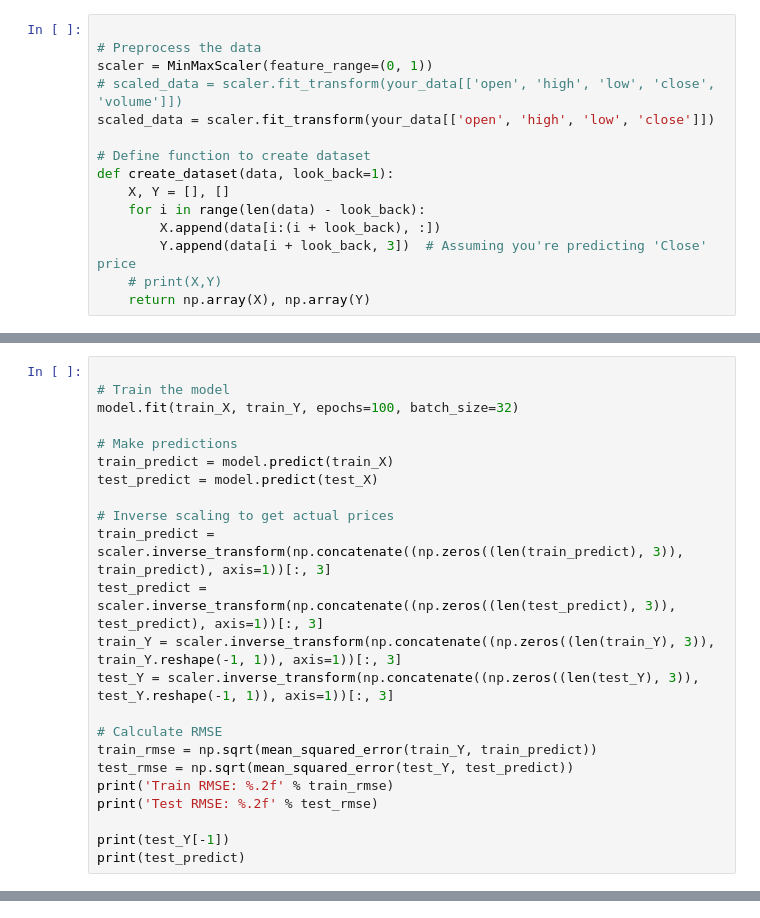
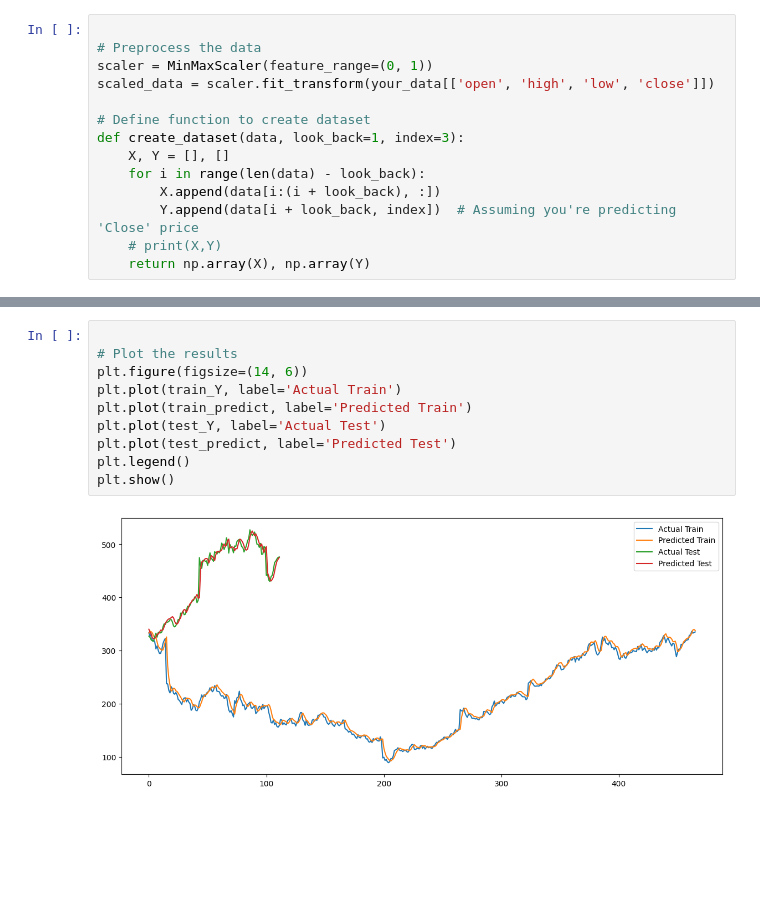
Before and after one commit to James-Ouyang-777/finsight, a Jupyter notebook: model_training/LSTM.ipynb, the cells around one changed output, grey strips where cells are left out. Cells and saved outputs as stored; diff of their text form; blank space fills up the shorter version.

```diff
--- a/model_training/LSTM.ipynb
+++ b/model_training/LSTM.ipynb
@@ -43,15 +56,14 @@ print(your_data.head())
 
 # Preprocess the data
 scaler = MinMaxScaler(feature_range=(0, 1))
-# scaled_data = scaler.fit_transform(your_data[['open', 'high', 'low', 'close', 'volume']])
 scaled_data = scaler.fit_transform(your_data[['open', 'high', 'low', 'close']])
 
 # Define function to create dataset
-def create_dataset(data, look_back=1):
+def create_dataset(data, look_back=1, index=3):
     X, Y = [], []
     for i in range(len(data) - look_back):
         X.append(data[i:(i + look_back), :])
-        Y.append(data[i + look_back, 3])  # Assuming you're predicting 'Close' price
+        Y.append(data[i + look_back, index])  # Assuming you're predicting 'Close' price
     # print(X,Y)
     return np.array(X), np.array(Y)
 # %%
@@ -79,23 +202,0 @@ model.compile(optimizer='adam', loss='mean_squared_error')
-# %%
-
-# Train the model
-model.fit(train_X, train_Y, epochs=100, batch_size=32)
-
-# Make predictions
-train_predict = model.predict(train_X)
-test_predict = model.predict(test_X)
-
-# Inverse scaling to get actual prices
-train_predict = scaler.inverse_transform(np.concatenate((np.zeros((len(train_predict), 3)), train_predict), axis=1))[:, 3]
-test_predict = scaler.inverse_transform(np.concatenate((np.zeros((len(test_predict), 3)), test_predict), axis=1))[:, 3]
-train_Y = scaler.inverse_transform(np.concatenate((np.zeros((len(train_Y), 3)), train_Y.reshape(-1, 1)), axis=1))[:, 3]
-test_Y = scaler.inverse_transform(np.concatenate((np.zeros((len(test_Y), 3)), test_Y.reshape(-1, 1)), axis=1))[:, 3]
-
-# Calculate RMSE
-train_rmse = np.sqrt(mean_squared_error(train_Y, train_predict))
-test_rmse = np.sqrt(mean_squared_error(test_Y, test_predict))
-print('Train RMSE: %.2f' % train_rmse)
-print('Test RMSE: %.2f' % test_rmse)
-
-print(test_Y[-1])
-print(test_predict)
@@ -119,0 +203,12 @@ Epoch 6/100
+# %%
+
+# Plot the results
+plt.figure(figsize=(14, 6))
+plt.plot(train_Y, label='Actual Train')
+plt.plot(train_predict, label='Predicted Train')
+plt.plot(test_Y, label='Actual Test')
+plt.plot(test_predict, label='Predicted Test')
+plt.legend()
+plt.show()
+# %% [output]
+[figure, added]
```
Also changed, not shown: parts of 7 cells of this notebook, 1 other file.
